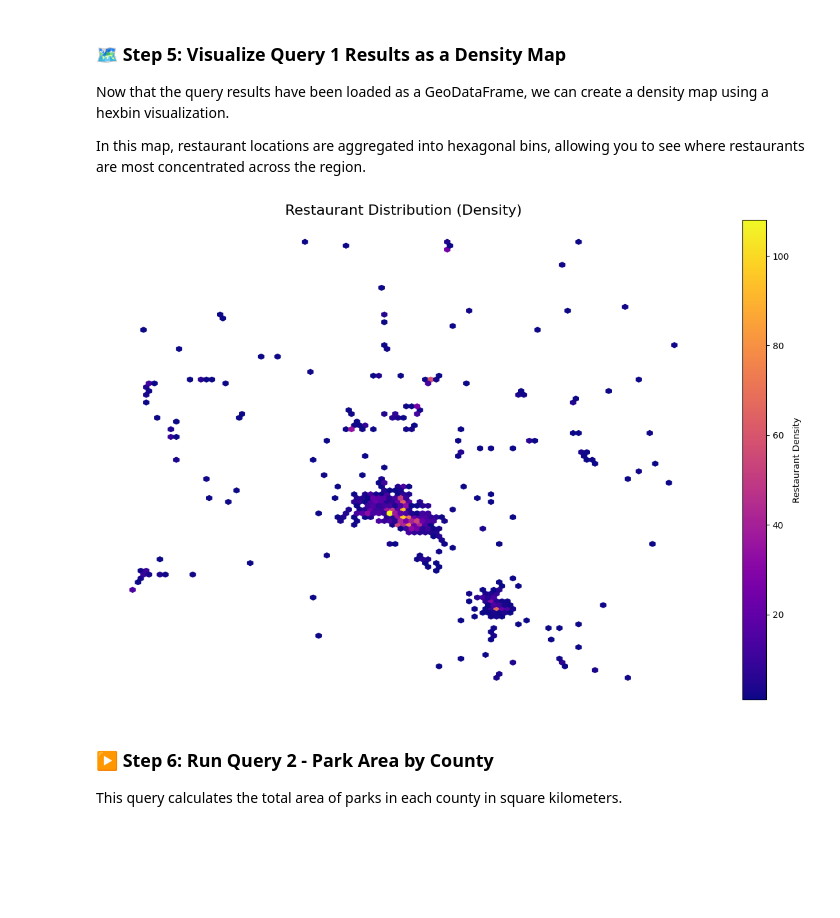
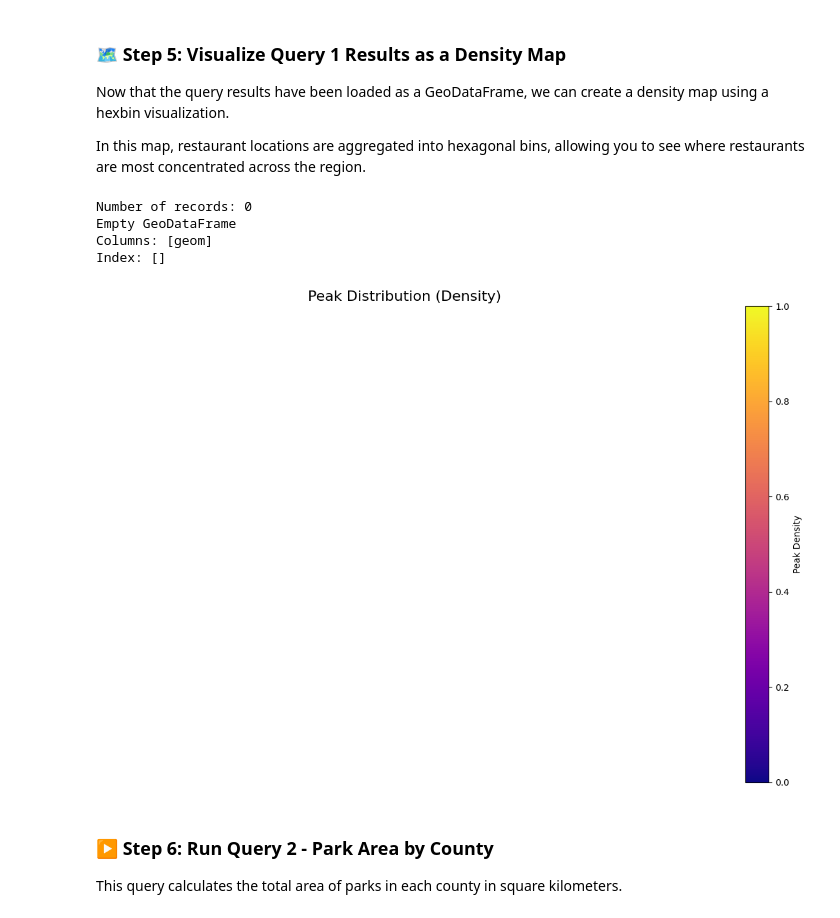
Before and after one commit to Thompson-Anita/gist604b-osm-postgis-fa26, a Jupyter notebook: notebooks/osm_postgis_queries_colorado_Thompson.ipynb, the cells around one changed output. Saved outputs shown, nothing was run; the diff lists cells and outputs as text; code cells hidden in the pictures; blank space fills up the shorter version.

Commit message:
Fixed errors on the sqlquery for the peaks and hamlet queries.

```diff
--- a/notebooks/osm_postgis_queries_colorado_Thompson.ipynb
+++ b/notebooks/osm_postgis_queries_colorado_Thompson.ipynb
@@ -131,0 +167,21 @@ The SQL query is stored in a separate `.sql` file. In this step, we read the que
+# %%
+# Check that the file exists
+print("File exists:", query_1_file.exists())
+
+# Read SQL query
+query_1_sql = query_1_file.read_text(encoding="utf-8")
+
+# Execute query and load result as a GeoDataFrame
+try:
+    query_1_results = gpd.read_postgis(
+        query_1_sql,
+        engine,
+        geom_col="geom"
+    )
+
+    print("Total hamlets:", len(query_1_results))
+    display(query_1_results)
+
+except Exception as e:
+    print("❌ Query failed:")
+    print(e)
@@ -132,5 +239,5 @@ The SQL query is stored in a separate `.sql` file. In this step, we read the que
 # %%
-query_1_file = Path("../sql/colorado/01_osm_restaurant_distribution.sql")
+query_1_file = Path("/workspaces/gist604b-osm-postgis-fa26/sql colorado/colorado/02_osm_hamlet.sql")
 
 # Read SQL query from file
 query_1_sql = query_1_file.read_text(encoding="utf-8")
@@ -163,32 +274,40 @@ except Exception as e:
 Now that the query results have been loaded as a GeoDataFrame, we can create a density map using a hexbin visualization.
 
 In this map, restaurant locations are aggregated into hexagonal bins, allowing you to see where restaurants are most concentrated across the region.
+# %%
+print("Number of records:", len(query_1_results))
+print(query_1_results.head())
+# %% [output]
+Number of records: 0
+Empty GeoDataFrame
+Columns: [geom]
+Index: []
 # %%
 # Extract coordinates
 x = query_1_results.geometry.x
 y = query_1_results.geometry.y
 
 fig, ax = plt.subplots(figsize=(12, 8))
 
 # Hexbin density plot (heatmap-style)
 hb = ax.hexbin(
     x, y,
     gridsize=100,
     cmap="plasma",
     mincnt=1
 )
 
 # Colorbar
 cb = fig.colorbar(hb, ax=ax)
-cb.set_label("Restaurant Density")
+cb.set_label("Peak Density")
 
-ax.set_title("Restaurant Distribution (Density)", fontsize=16)
+ax.set_title("Peak Distribution (Density)", fontsize=16)
 ax.set_axis_off()
 
 plt.tight_layout()
 plt.show()
 # %% [output]
-[figure, old version]
+[figure, new version]
 # %% [markdown]
 ### ▶️ Step 6: Run Query 2 - Park Area by County
 
```
Also changed, not shown: parts of 7 cells of this notebook, 1 other file.
